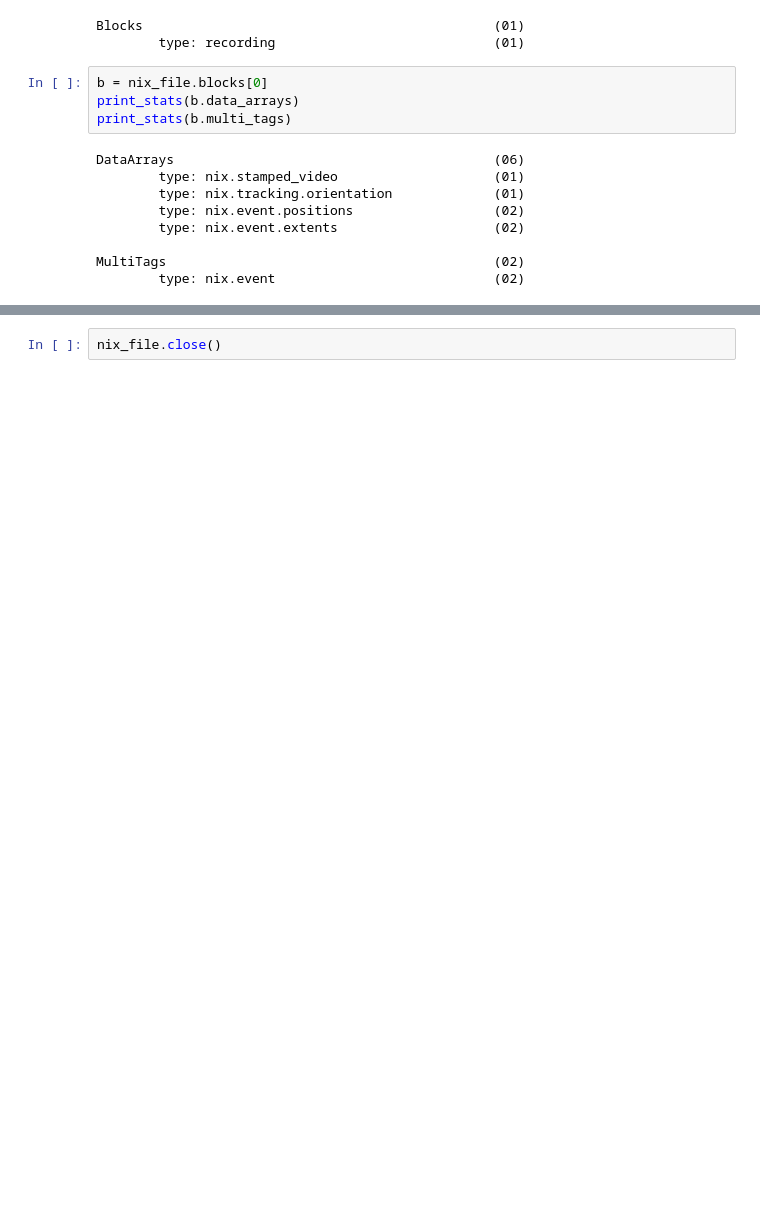
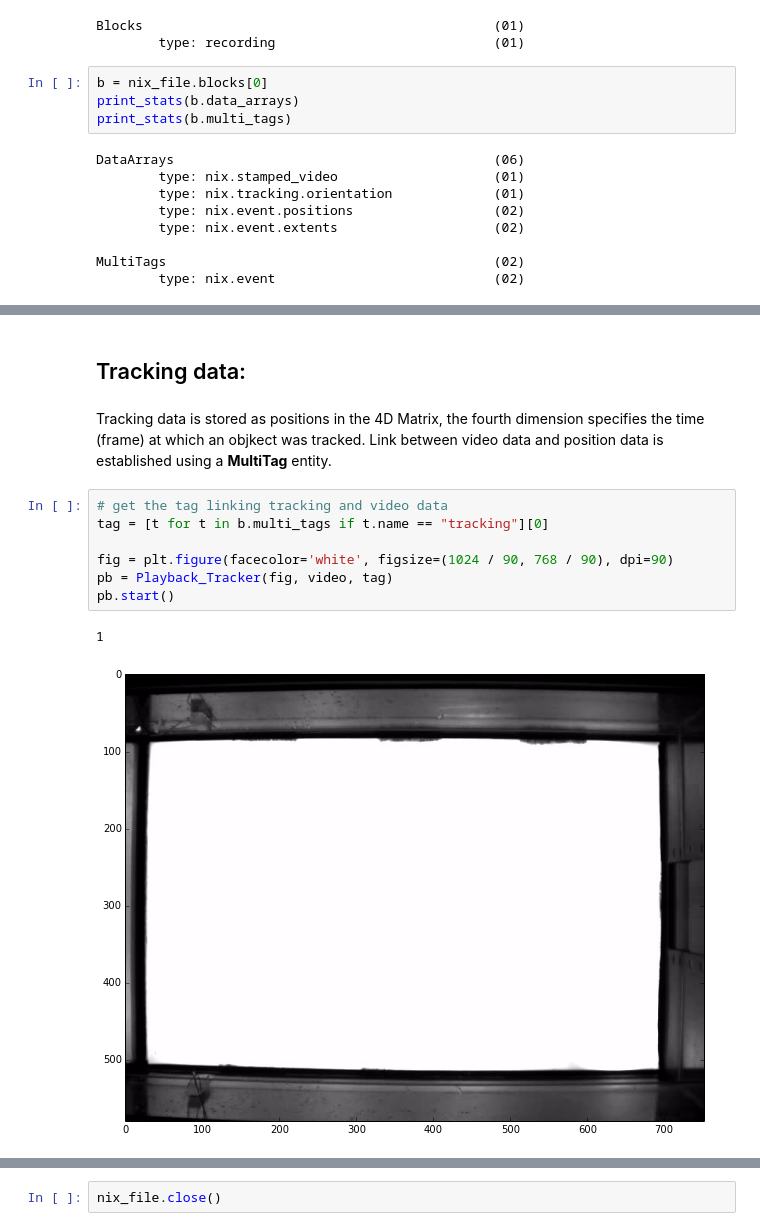
Before and after one commit to G-Node/nix-demo, a Jupyter notebook: efish_tracking.ipynb, the cells around one changed output, grey strips where cells are left out. Saved outputs shown, nothing was run; the diff lists cells and outputs as text; blank space fills up the shorter version.

```diff
--- a/efish_tracking.ipynb
+++ b/efish_tracking.ipynb
@@ -102,0 +51,14 @@ frame
+# %% [markdown]
+## Tracking data:
+# %% [markdown]
+Tracking data is stored as positions in the 4D Matrix, the fourth dimension specifies the time (frame) at which an objkect was tracked. Link between video data and position data is established using a **MultiTag** entity.
+# %%
+# get the tag linking tracking and video data
+tag = [t for t in b.multi_tags if t.name == "tracking"][0]
+
+fig = plt.figure(facecolor='white', figsize=(1024 / 90, 768 / 90), dpi=90)
+pb = Playback_Tracker(fig, video, tag)
+pb.start()
+# %% [output]
+1
+[figure, added]
```
Also changed, not shown: parts of 8 cells of this notebook.
